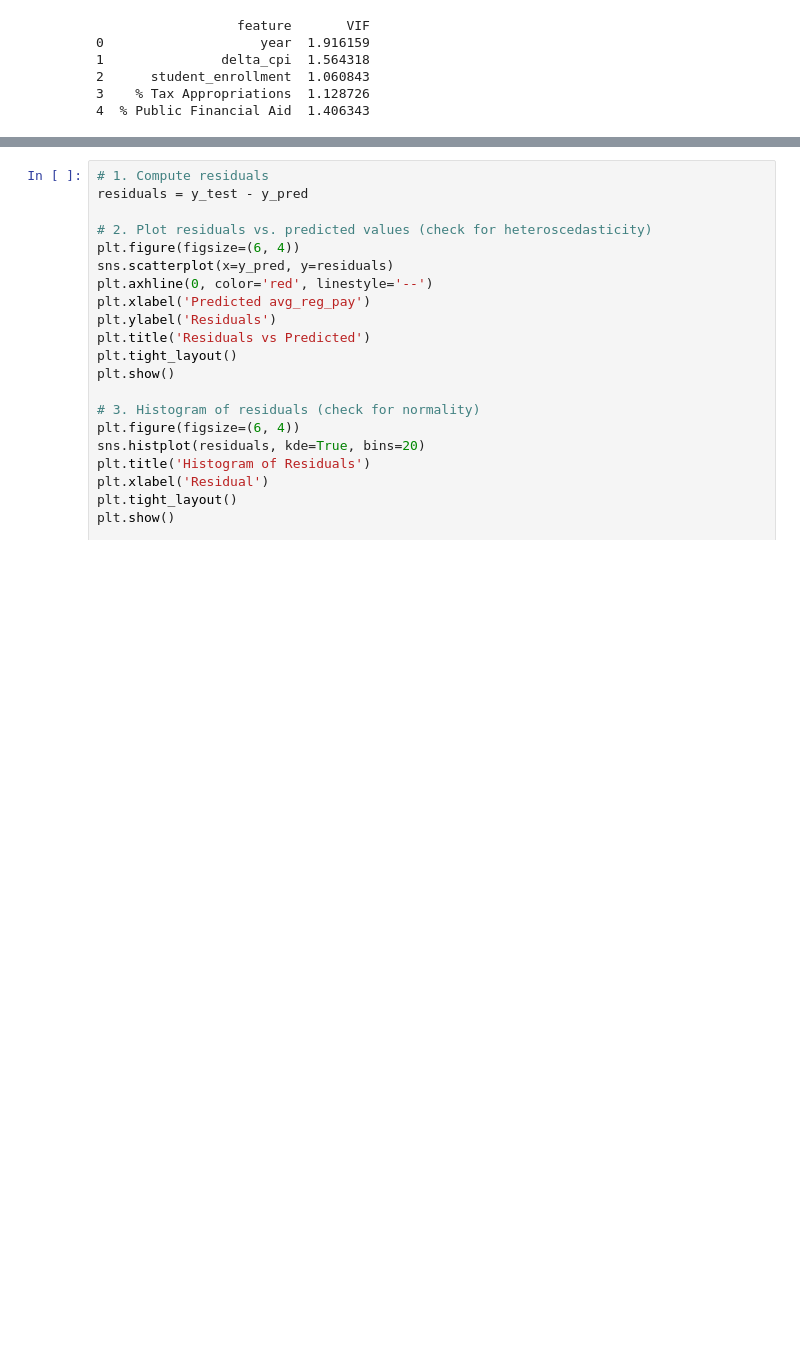
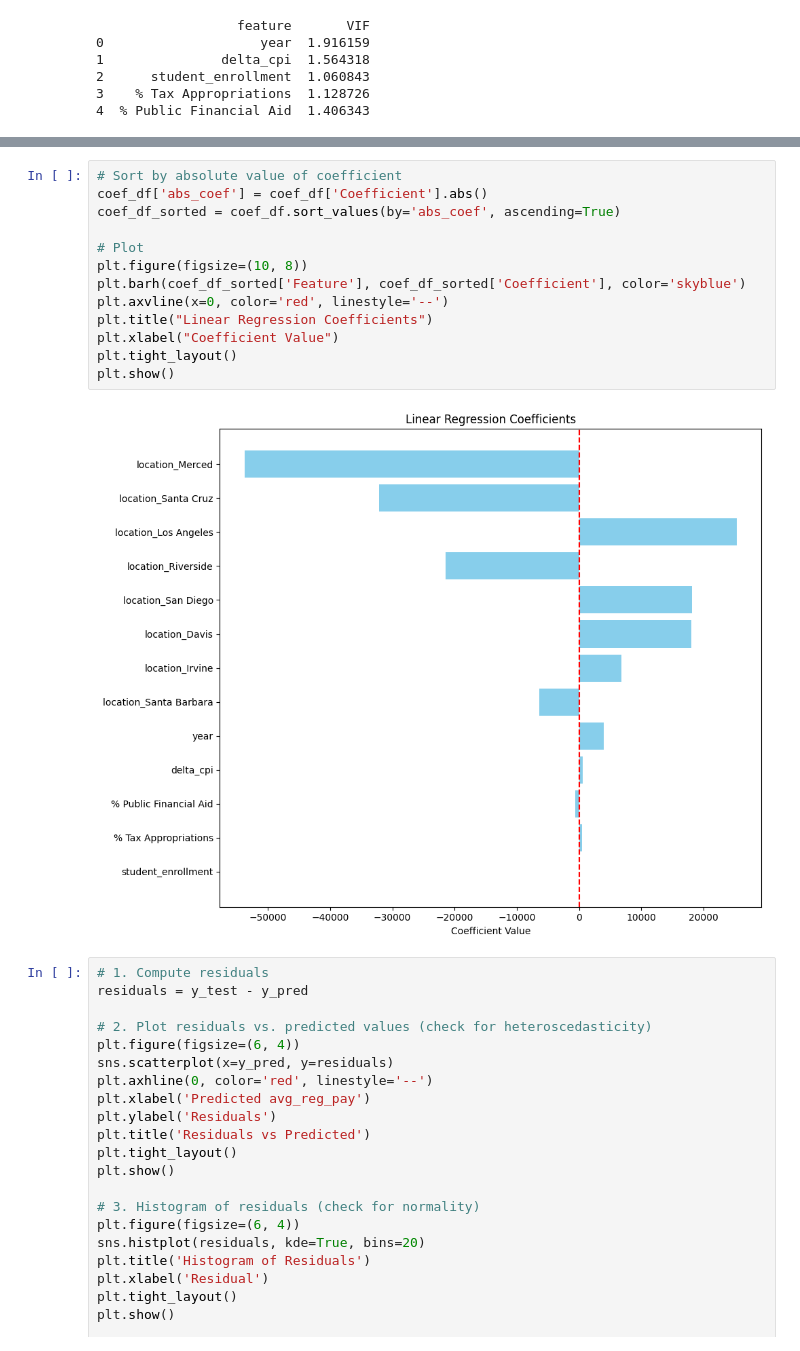
Before and after one commit to nilsberzins/stat-405-final, a Jupyter notebook: EDA405.ipynb, the cells around one changed output, grey strips where cells are left out. Drawn from its saved outputs; the diff is of its cells as text; blank space fills up the shorter version.

```diff
--- a/EDA405.ipynb
+++ b/EDA405.ipynb
@@ -685,3 +690,18 @@ Adjusted R² score: 0.9128239688283853
+# %%
+# Sort by absolute value of coefficient
+coef_df['abs_coef'] = coef_df['Coefficient'].abs()
+coef_df_sorted = coef_df.sort_values(by='abs_coef', ascending=True)
+
+# Plot
+plt.figure(figsize=(10, 8))
+plt.barh(coef_df_sorted['Feature'], coef_df_sorted['Coefficient'], color='skyblue')
+plt.axvline(x=0, color='red', linestyle='--')
+plt.title("Linear Regression Coefficients")
+plt.xlabel("Coefficient Value")
+plt.tight_layout()
+plt.show()
+# %% [output]
+[figure, added]
 # %%
 # 1. Compute residuals
 residuals = y_test - y_pred
```
Also changed, not shown: parts of 14 cells of this notebook.
